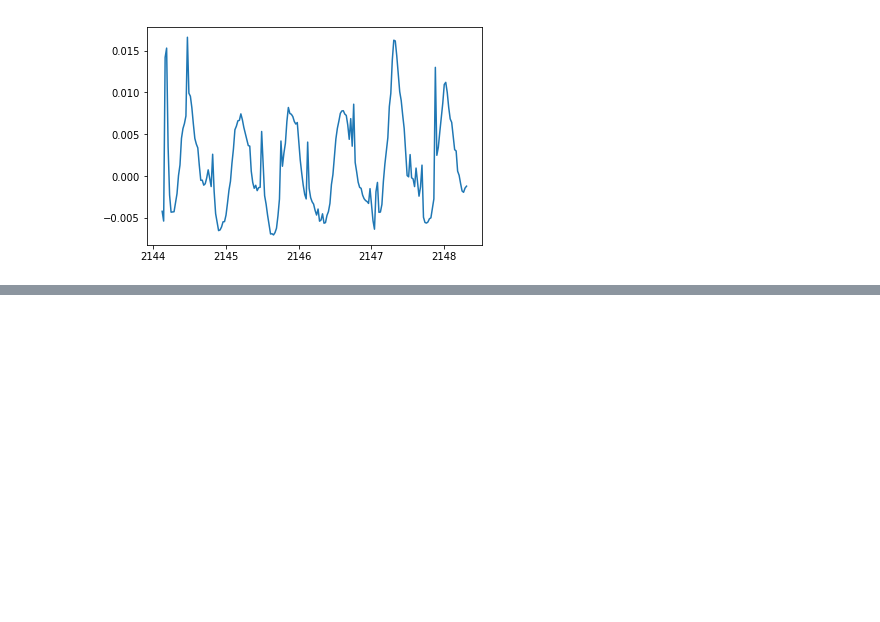
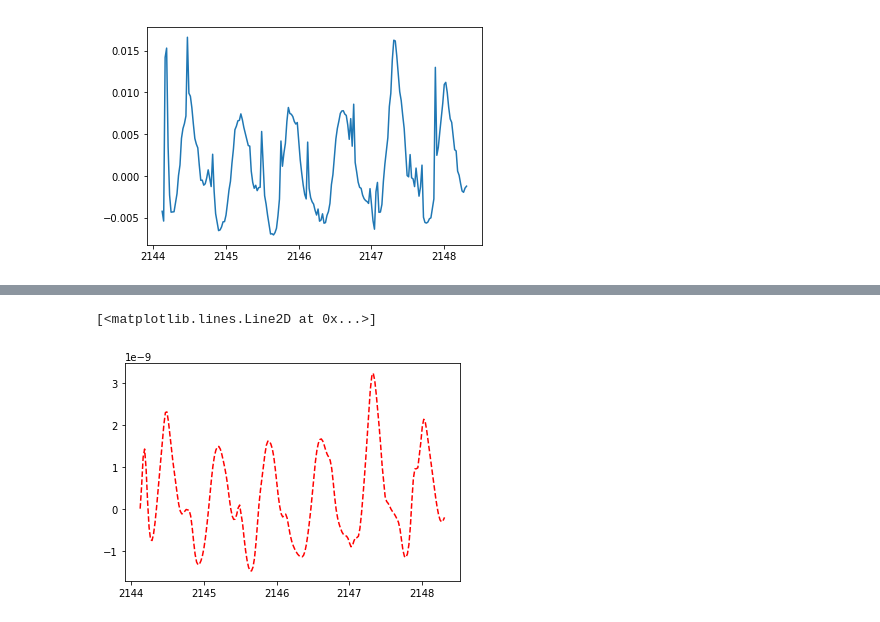
Before and after one commit to dennisafa/k2Flares, a Jupyter notebook: id206208968K2.ipynb, the cells around one changed output, grey strips where cells are left out. Cells and saved outputs as stored; diff of their text form; code cells hidden in the pictures; blank space fills up the shorter version.

```diff
--- a/id206208968K2.ipynb
+++ b/id206208968K2.ipynb
@@ -98,0 +105,5 @@ pl.ylabel("y");
+# %%
+pl.plot(x_pred,pred, "--r")
+# %% [output]
+[<matplotlib.lines.Line2D at 0x...>]
+[figure, added]
```
Also changed, not shown: parts of 4 cells of this notebook, 2 other files.
